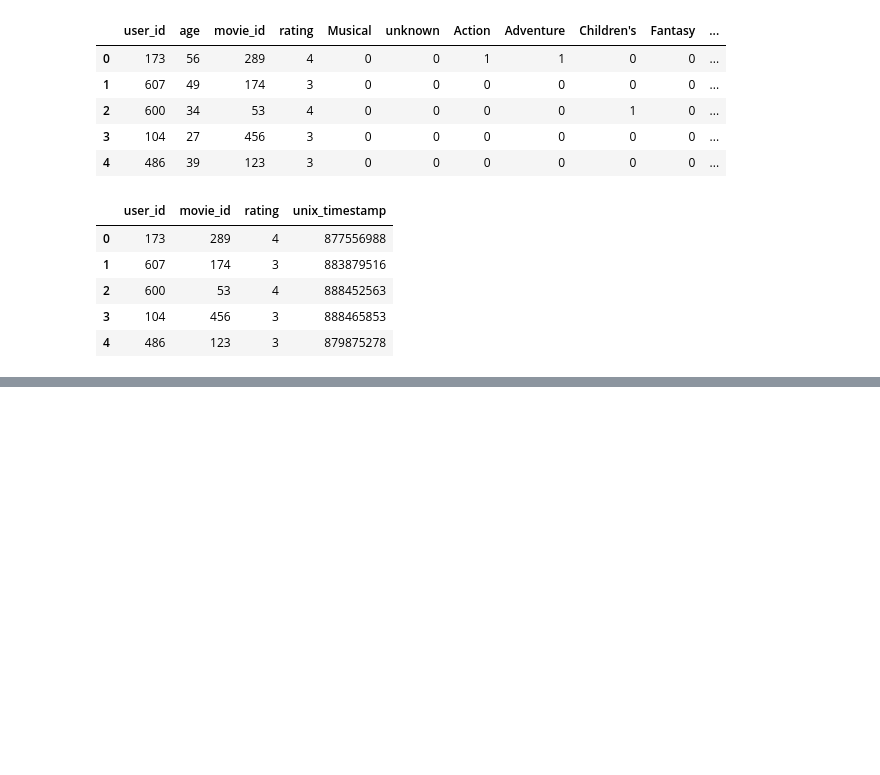
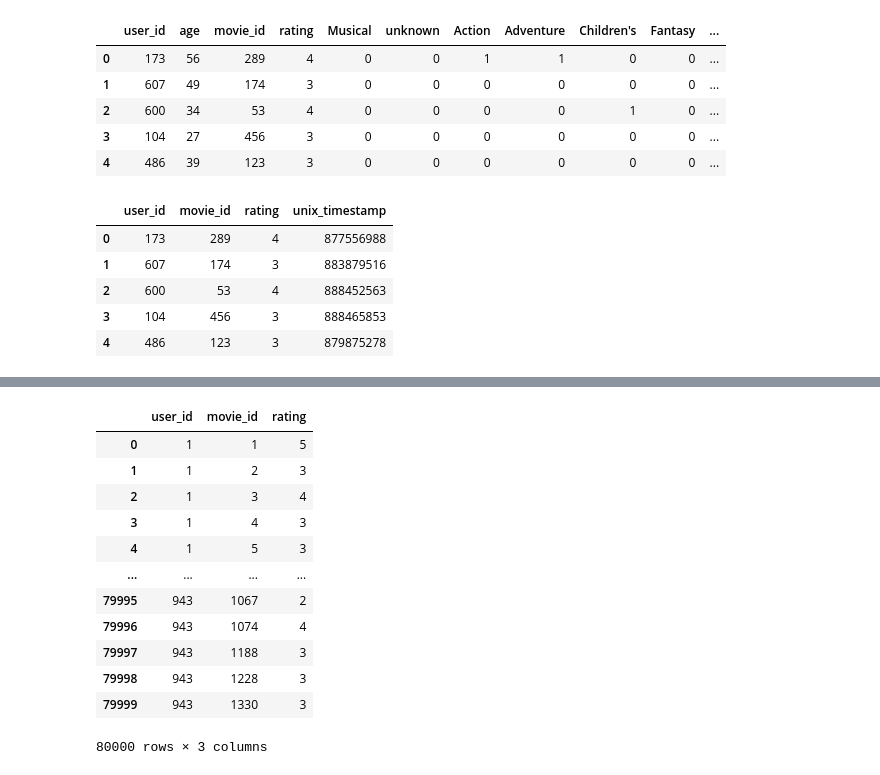
Before and after one commit to manish-rocks/recommendor-system, a Jupyter notebook: RecomSystem.ipynb, the cells around one changed output, grey strips where cells are left out. Drawn from its saved outputs; the diff is of its cells as text; code cells hidden in the pictures; blank space fills up the shorter version.

```diff
--- a/RecomSystem.ipynb
+++ b/RecomSystem.ipynb
@@ -196,0 +179,2 @@ print(final_list)
+# %%
+x = train_exp.groupby(['user_id','movie_id',],as_index=False)['rating'].mean()
@@ -196,0 +255,16 @@ print(final_list)
+# %%
+x
+# %% [output]
+|  | user_id | movie_id | rating |
+| 0 | 1 | 1 | 5 |
+| 1 | 1 | 2 | 3 |
+| 2 | 1 | 3 | 4 |
+| 3 | 1 | 4 | 3 |
+| 4 | 1 | 5 | 3 |
+| ... | ... | ... | ... |
+| 79995 | 943 | 1067 | 2 |
+| 79996 | 943 | 1074 | 4 |
+| 79997 | 943 | 1188 | 3 |
+| 79998 | 943 | 1228 | 3 |
+| 79999 | 943 | 1330 | 3 |
+80000 rows × 3 columns
```
Also changed, not shown: parts of 42 cells of this notebook.
